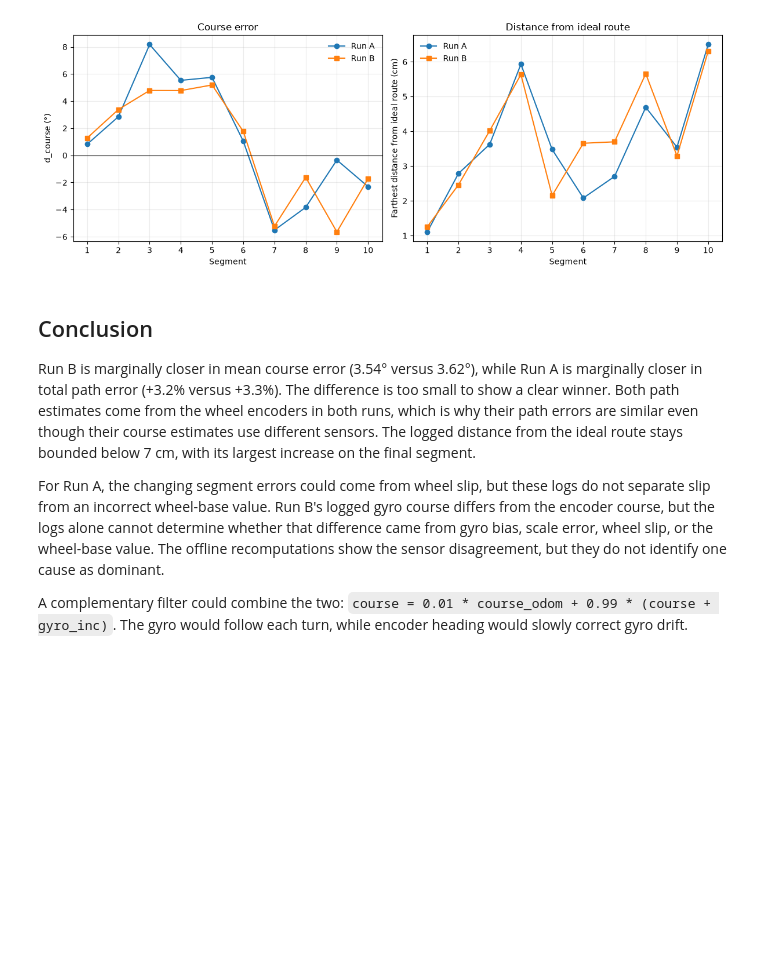
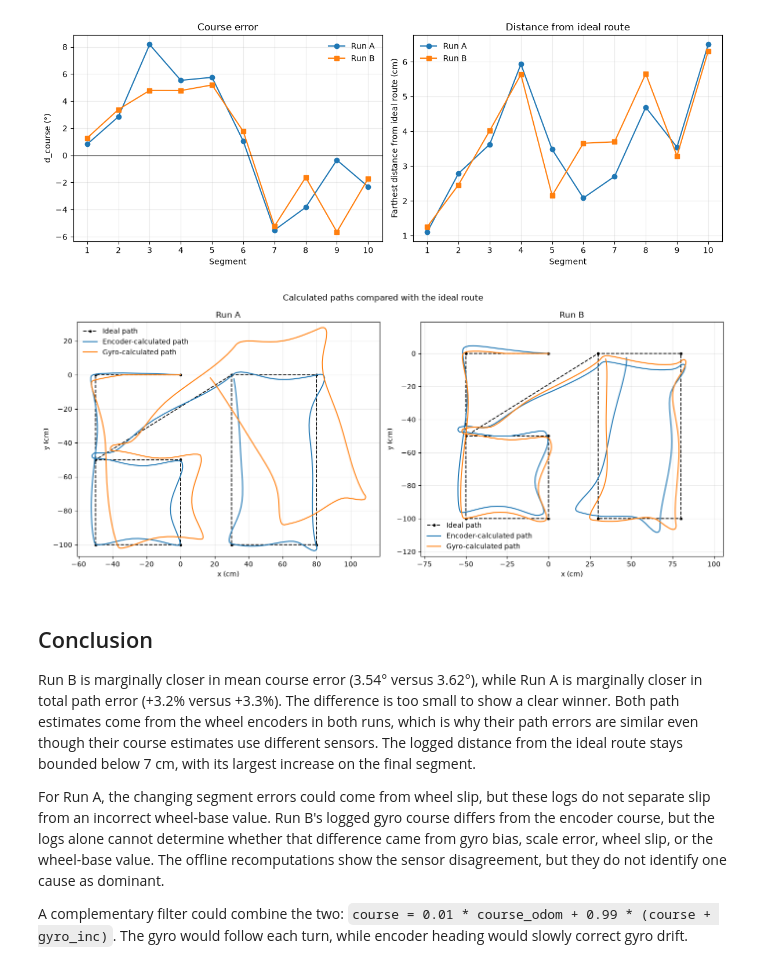
Before and after one commit to hvsniddin/robotics-course, a Jupyter notebook: w10/Lab10_analysis.ipynb, the cells around one changed output. Drawn from its saved outputs; the diff is of its cells as text; code cells hidden in the pictures; blank space fills up the shorter version.

Commit message:
added comparisons with calculated paths

```diff
--- a/w10/Lab10_analysis.ipynb
+++ b/w10/Lab10_analysis.ipynb
@@ -315,6 +315,35 @@ plt.show()
 [figure]
 [figure]
 [figure]
+# %%
+# Compare the encoder and gyro paths for both runs, alongside the ideal route.
+fig, axes = plt.subplots(1, 2, figsize=(14, 6))
+route = [(0, 0)] + waypoints
+route_x = [-point[0] for point in route]
+route_y = [point[1] for point in route]
+
+for ax, name in zip(axes, ("A", "B")):
+    result = results[name]
+    encoder_x, encoder_y = result["encoder_path"]
+    gyro_x, gyro_y = result["gyro_path"]
+
+    ax.plot(route_x, route_y, "k--o", ms=3, lw=1.3, label="Ideal path")
+    ax.plot([-x for x in encoder_x], [y for y in encoder_y],
+            label="Encoder-calculated path")
+    ax.plot([-x for x in gyro_x], [y for y in gyro_y],
+            label="Gyro-calculated path")
+    ax.set_title(f"Run {name}")
+    ax.set_xlabel("x (cm)")
+    ax.set_ylabel("y (cm)")
+    ax.set_aspect("equal", adjustable="datalim")
+    ax.grid(alpha=0.25)
+    ax.legend(frameon=False)
+
+fig.suptitle("Calculated paths compared with the ideal route")
+fig.tight_layout()
+plt.show()
+# %% [output]
+[figure, added]
 # %% [markdown]
 ## Conclusion
 
```
